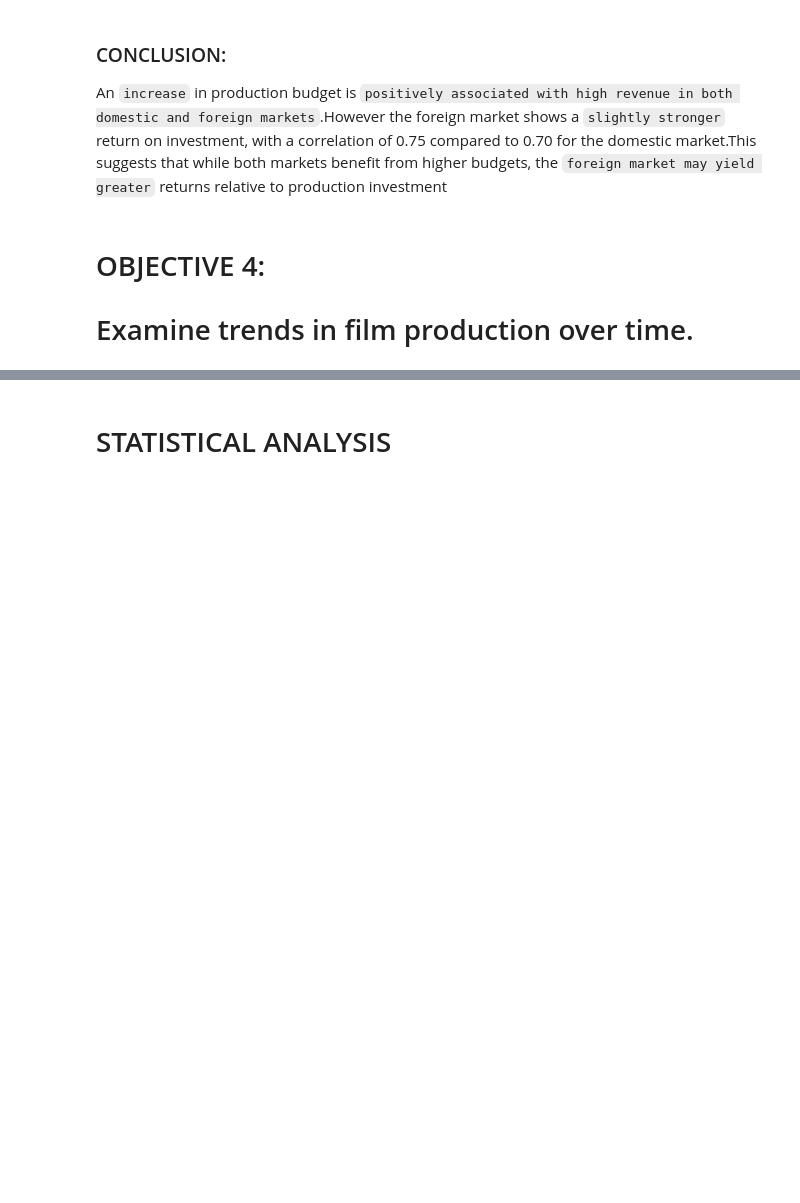
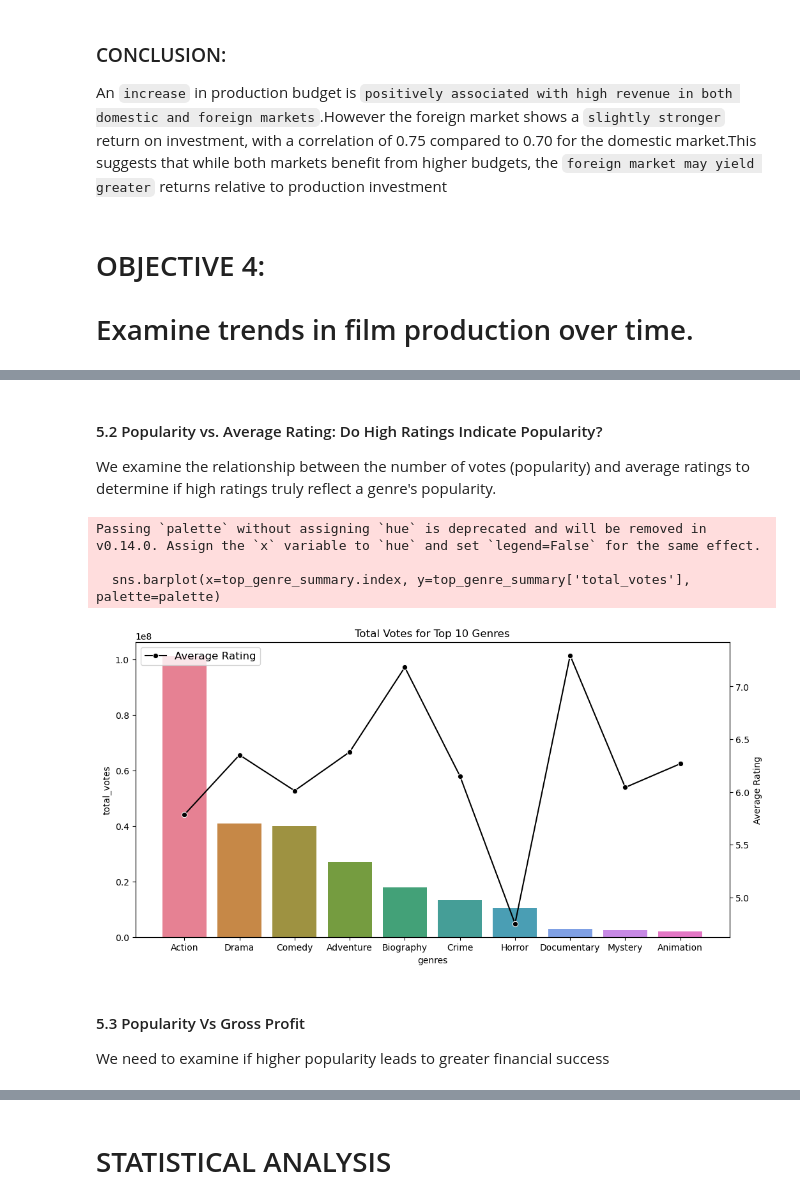
Before and after one commit to mikabenson/PHASE2_PROJECT-inferential-statistics-, a Jupyter notebook: index.ipynb, the cells around one changed output, grey strips where cells are left out. Cells and saved outputs as stored; diff of their text form; code cells hidden in the pictures; blank space fills up the shorter version.

```diff
--- a/index.ipynb
+++ b/index.ipynb
@@ -644,0 +660,3 @@ An `increase` in production budget is `positively associated with high revenue i
+# %%
+movie_ratings = pd.read_sql("""SELECT * FROM movie_ratings""", conn)
+movie_ratings.head()
@@ -644,0 +673,6 @@ An `increase` in production budget is `positively associated with high revenue i
+# %%
+# we will merge the clean movie_basics, with movie_ratings using their common primary column:
+ratings_basics = pd.merge(movie_basics_df1, movie_ratings, on='movie_id', how='inner')
+ratings_basics = ratings_basics[['movie_id', 'primary_title', 'genres', 'averagerating', 'numvotes']]
+
+ratings_basics.head()
@@ -644,0 +734,46 @@ An `increase` in production budget is `positively associated with high revenue i
+# %% [markdown]
+#### 5.2 Popularity vs. Average Rating: Do High Ratings Indicate Popularity?
+
+We examine the relationship between the number of votes (popularity) and average ratings to determine if high ratings truly reflect a genre's popularity.
+# %%
+# Group by genre and calculate the total number of votes per genre
+top_genre_summary = (ratings_basics.groupby('genres')
+                     .agg(avg_rating=('averagerating', 'mean'),
+                          total_votes=('numvotes', 'sum'))
+                     .nlargest(10, 'total_votes')
+                     .sort_values(by='total_votes', ascending=False))
+
+# Set up the color palette for the genres
+palette = sns.color_palette("husl", len(top_genre_summary))
+
+# Create a figure and axes
+plt.figure(figsize=(12, 6))
+
+# Create a barplot for total votes
+sns.barplot(x=top_genre_summary.index, y=top_genre_summary['total_votes'], palette=palette)
+
+# Create a second y-axis for average rating with a lineplot
+ax2 = plt.gca().twinx()
+sns.lineplot(x=top_genre_summary.index, y=top_genre_summary['avg_rating'], color='black', marker='o', ax=ax2)
+
+# Customize labels and title
+plt.title('Total Votes for Top 10 Genres')
+plt.xlabel('Genre')
+plt.ylabel('Total Votes (Popularity)')
+ax2.set_ylabel('Average Rating')
+
+# Rotate x-axis labels for readability
+plt.xticks(rotation=45)
+# Add a legend to explain the line plot
+ax2.legend(labels=['Average Rating'], loc='upper left', fontsize=12)
+
+# Show plot
+plt.show()
+# %% [output]
+Passing `palette` without assigning `hue` is deprecated and will be removed in v0.14.0. Assign the `x` variable to `hue` and set `legend=False` for the same effect.
+
+  sns.barplot(x=top_genre_summary.index, y=top_genre_summary['total_votes'], palette=palette)
+[figure, added]
+# %% [markdown]
+#### 5.3 Popularity Vs Gross Profit
+We need to examine if higher popularity leads to greater financial success
```
Also changed, not shown: parts of 27 cells of this notebook.
